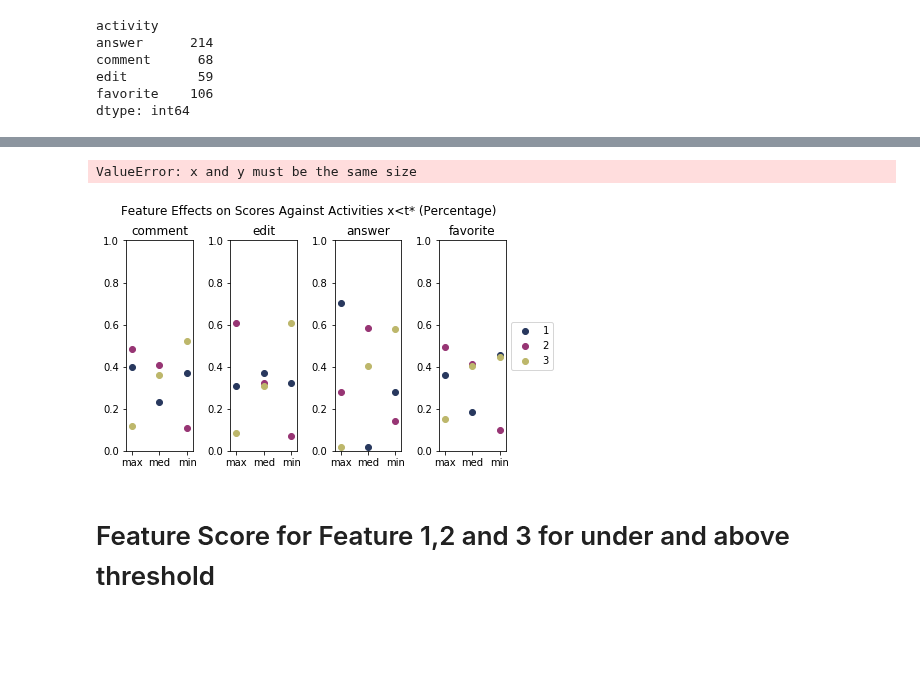
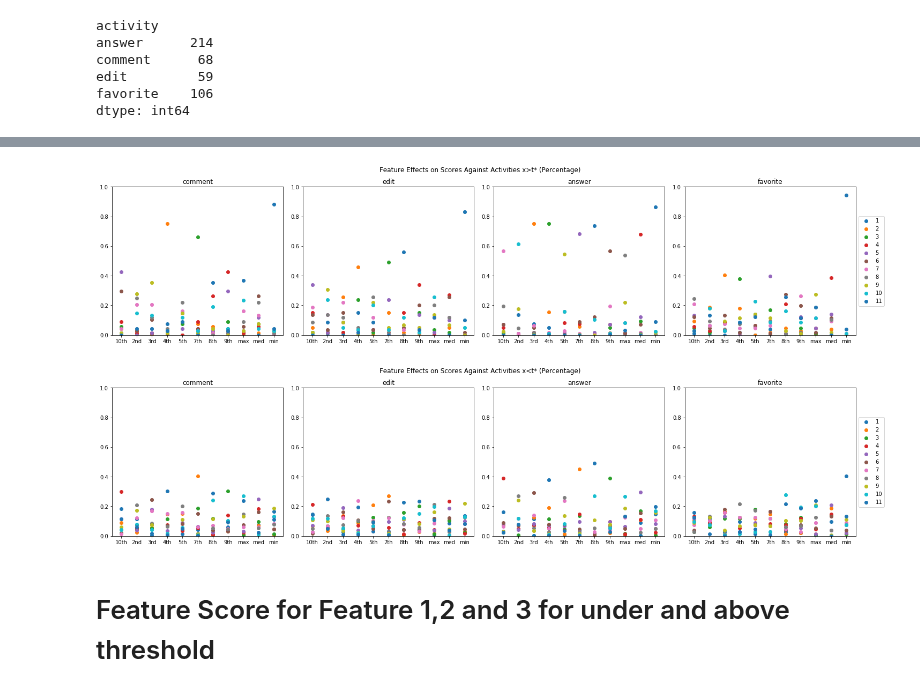
Before and after one commit to MaksimDan/160-Stackoverflow, a Jupyter notebook: residual_analysis/residual_analysis_0611.ipynb, the cells around one changed output, grey strips where cells are left out. Cells and saved outputs as stored; diff of their text form; code cells hidden in the pictures; blank space fills up the shorter version.

Commit message:
changed dot plots with new data

```diff
--- a/residual_analysis/residual_analysis_0611.ipynb
+++ b/residual_analysis/residual_analysis_0611.ipynb
@@ -193,8 +193,8 @@ def effects_scores(data,activity):
     f_ranks = data[data['activity'] == activity]['feature_rank']
 
     ranks = np.array([np.array(xi) for xi in f_ranks])
-    df = pd.DataFrame([np.bincount(y[:,i]) for i in range(11)]).fillna(0).set_index([['min','2nd','3rd','4th','5th','med','7th','8th',
+    df = pd.DataFrame([np.bincount(ranks[:,i]) for i in range(11)]).fillna(0).set_index([['min','2nd','3rd','4th','5th','med','7th','8th',
                                                                              '9th','10th','max']])
     df.columns = df.columns.astype(str)
-    df = df.drop('0',1).apply(lambda x: 100*x/float(sum(x)))
+    df = df.drop('0',1).apply(lambda x: x/float(sum(x)))
     return df
@@ -233,19 +216,20 @@ effects_scores(under_thres,'answer')
 # %%
 # scatter plot
-def stacked_bar(data, suptitle):
+def scatter_per(data, suptitle):
     """ input data in a pd dataframe to plot graph, suptitle (str) - graph suptitle
     """
-    plt.figure()
-    cmap = ["#28385E","#973574","DarkKhaki"]
+    plt.figure(figsize=(20,5))
+
     for i in range(len(feature_rank.activity.unique())):
         activity = feature_rank.activity.unique()[i]
-        df = stacked_thres(data,activity)
+        df = effects_scores(data,activity)
         ax = plt.subplot(1,4,i+1)
         plt.tight_layout(rect=[0, 0.03, 1, 0.95])
-        for i in range(3):
+        for i in range(11):
             values = df.iloc[i]
-            ax.scatter(df.index, values, color = cmap[i])
+            ax.scatter(df.index, values,  cmap = 'tab20b')
         plt.title(activity)
+        plt.ylim(0,1)
     ax.legend(df.columns,loc='center left', bbox_to_anchor=(1, 0.5))
     plt.suptitle(suptitle)
     plt.show()
@@ -272,8 +236,8 @@ def stacked_bar_per(data, suptitle):
 # %%
-stacked_bar_per(over_thres, 'Feature Effects on Scores Against Activities x>t* (Percentage)')
+scatter_per(over_thres, 'Feature Effects on Scores Against Activities x>t* (Percentage)')
 # %% [output]
-ValueError: x and y must be the same size
+[figure, added]
 # %%
-stacked_bar_per(under_thres, 'Feature Effects on Scores Against Activities x<t* (Percentage)')
+scatter_per(under_thres, 'Feature Effects on Scores Against Activities x<t* (Percentage)')
 # %% [output]
-[figure, old version]
+[figure, new version]
```
Also changed, not shown: parts of 6 cells of this notebook.
